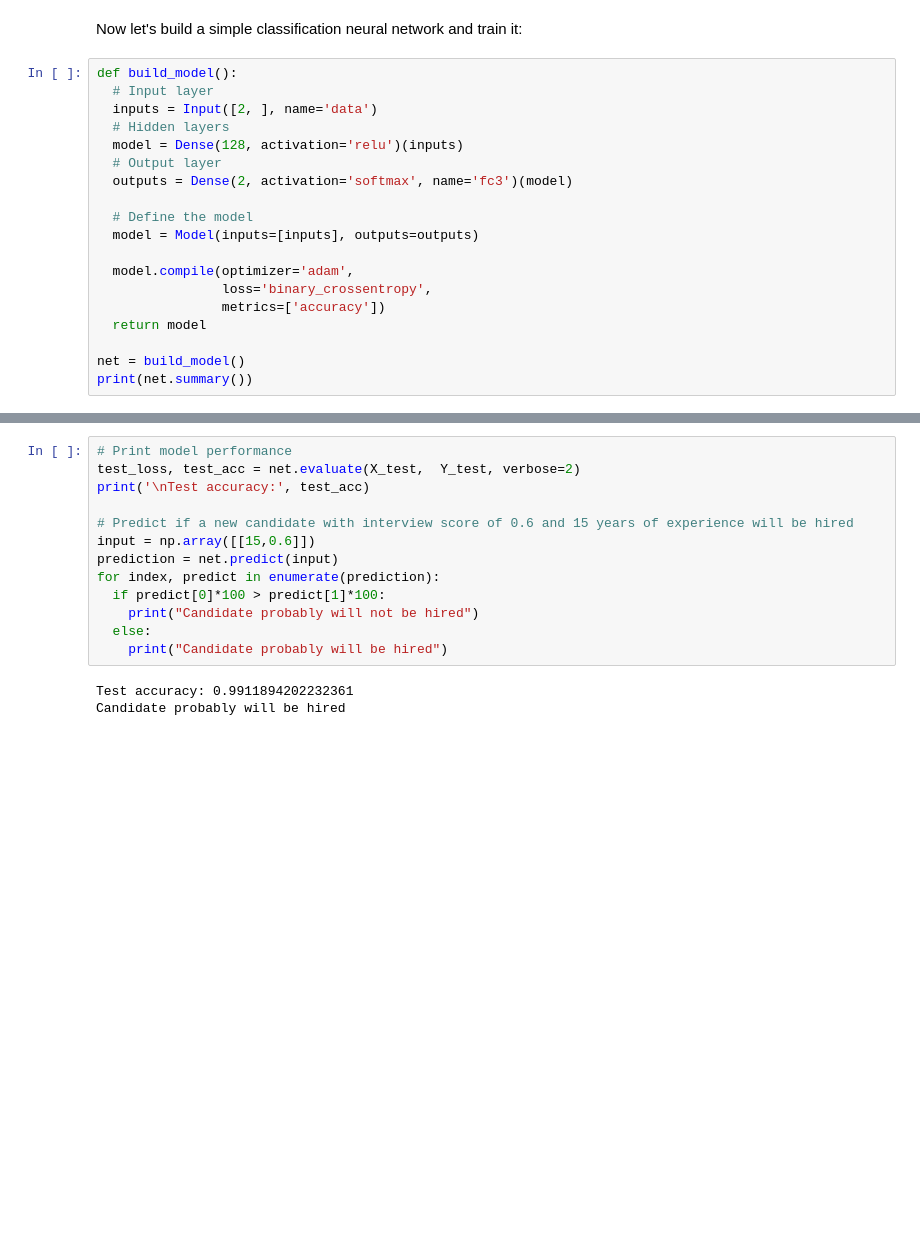
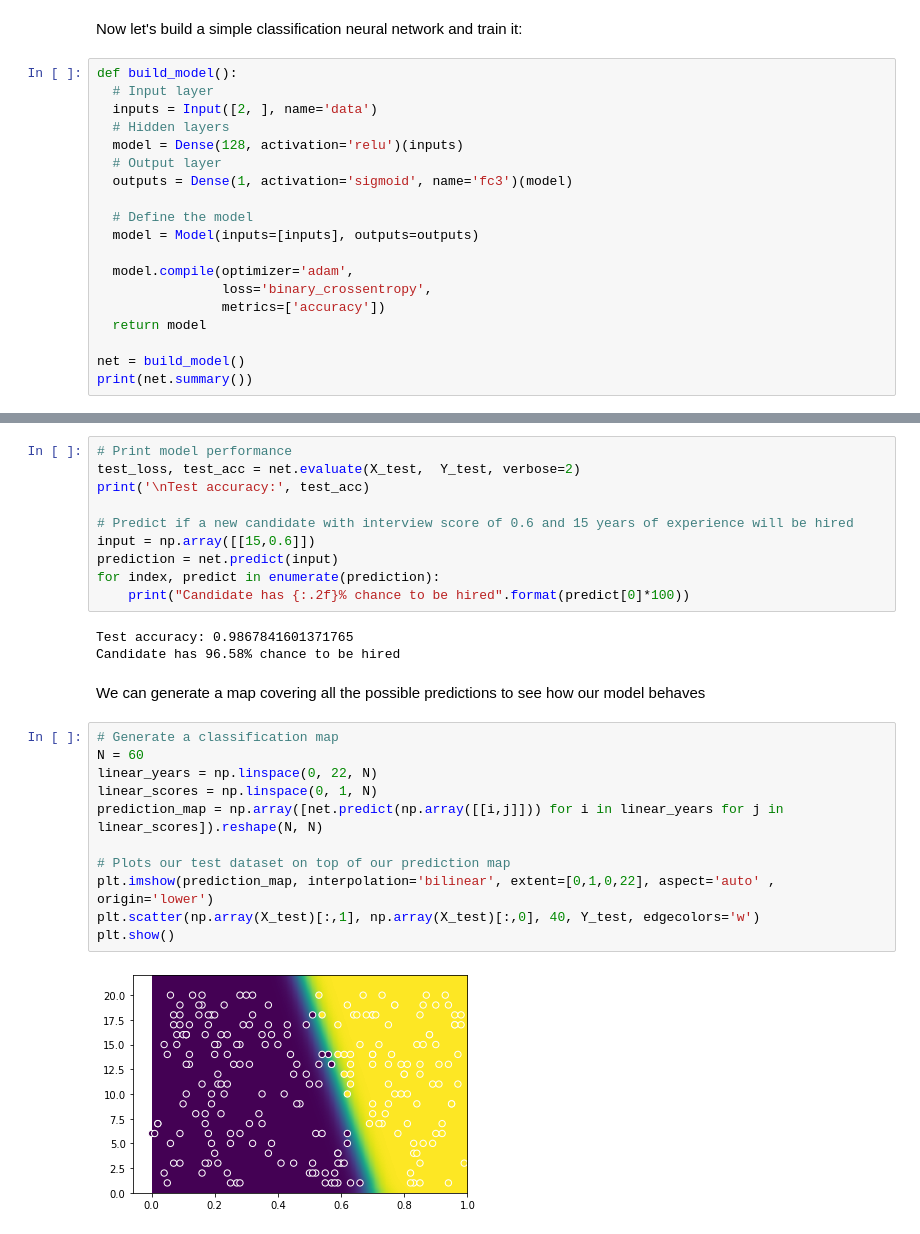
Before and after one commit to sebratec-academy/deep-learning-foundation, a Jupyter notebook: Data/Dealing-with-data.ipynb, the cells around one changed output, grey strips where cells are left out. Saved outputs shown, nothing was run; the diff lists cells and outputs as text; blank space fills up the shorter version.

Commit message:
Prediction to be statistical and prediction map

```diff
--- a/Data/Dealing-with-data.ipynb
+++ b/Data/Dealing-with-data.ipynb
@@ -172,7 +167,7 @@ def build_model():
   # Hidden layers
   model = Dense(128, activation='relu')(inputs)
   # Output layer
-  outputs = Dense(2, activation='softmax', name='fc3')(model)
+  outputs = Dense(1, activation='sigmoid', name='fc3')(model)
 
   # Define the model
   model = Model(inputs=[inputs], outputs=outputs)
@@ -234,10 +229,22 @@ print('\nTest accuracy:', test_acc)
 input = np.array([[15,0.6]])
 prediction = net.predict(input)
 for index, predict in enumerate(prediction):
-  if predict[0]*100 > predict[1]*100:
-    print("Candidate probably will not be hired")
-  else:
-    print("Candidate probably will be hired")
+    print("Candidate has {:.2f}% chance to be hired".format(predict[0]*100))
 # %% [output]
-Test accuracy: 0.9911894202232361
-Candidate probably will be hired
+Test accuracy: 0.9867841601371765
+Candidate has 96.58% chance to be hired
+# %% [markdown]
+We can generate a map covering all the possible predictions to see how our model behaves
+# %%
+# Generate a classification map
+N = 60
+linear_years = np.linspace(0, 22, N)
+linear_scores = np.linspace(0, 1, N)
+prediction_map = np.array([net.predict(np.array([[i,j]])) for i in linear_years for j in linear_scores]).reshape(N, N)
+
+# Plots our test dataset on top of our prediction map
+plt.imshow(prediction_map, interpolation='bilinear', extent=[0,1,0,22], aspect='auto' , origin='lower')
+plt.scatter(np.array(X_test)[:,1], np.array(X_test)[:,0], 40, Y_test, edgecolors='w')
+plt.show()
+# %% [output]
+[figure, added]
```
Also changed, not shown: parts of 4 cells of this notebook.
